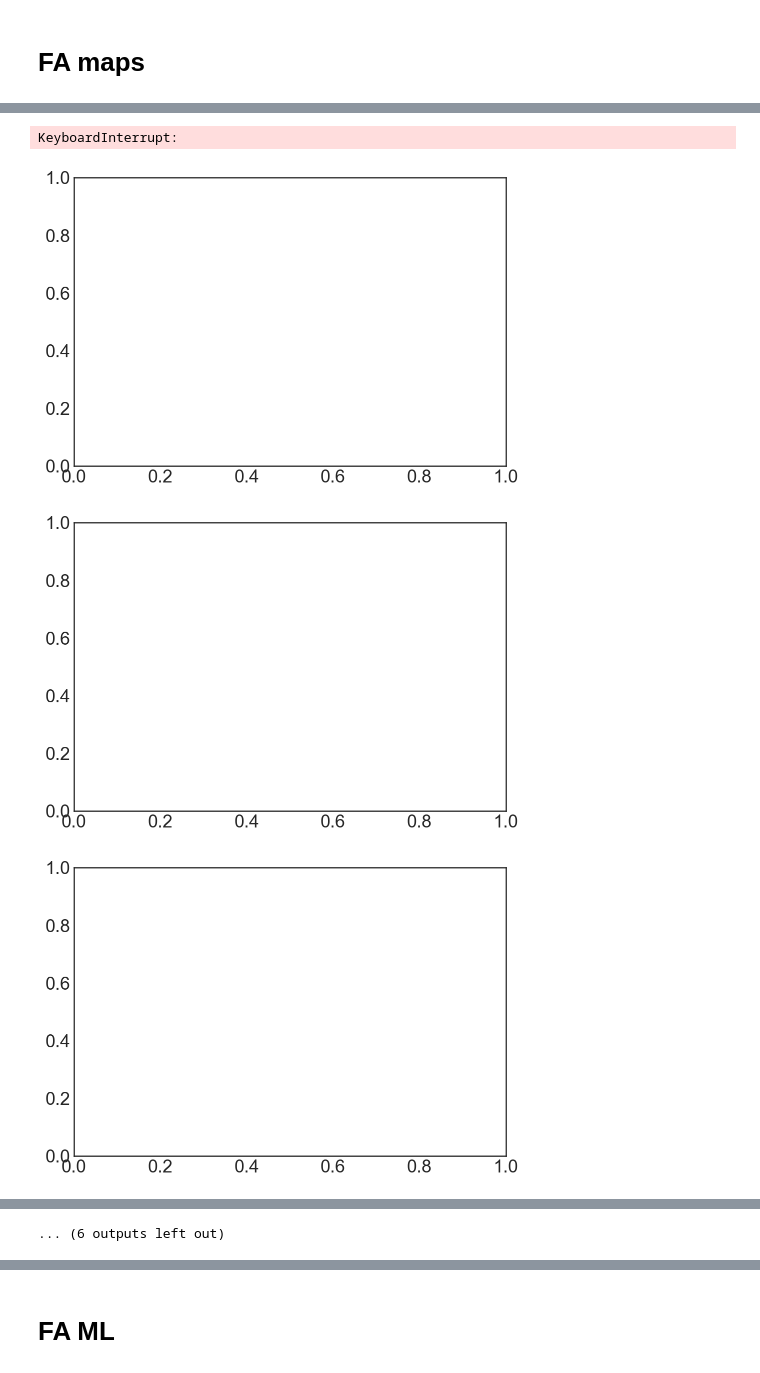
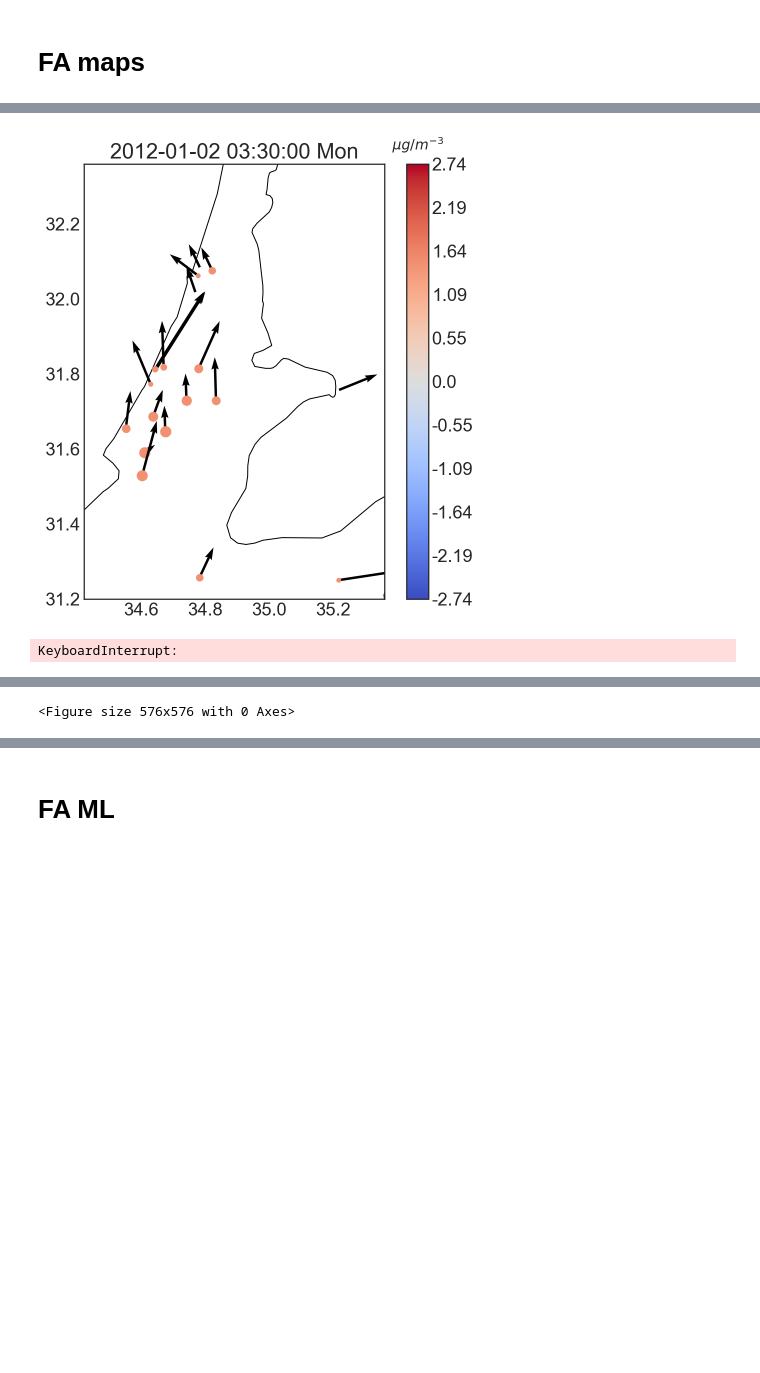
Before and after one commit to iditbela2/Broday_notebooks, a Jupyter notebook: FA_RP.ipynb, the cells around one changed output, grey strips where cells are left out. Saved outputs shown, nothing was run; the diff lists cells and outputs as text; code cells hidden in the pictures; blank space fills up the shorter version.

```diff
--- a/FA_RP.ipynb
+++ b/FA_RP.ipynb
@@ -565,8 +574,8 @@ Z3 = np.dot(np.transpose(df_load.iloc[:,3].values.reshape(1,-1)),df_scores.iloc[
 # Z2 = np.dot(np.transpose(Loadings[:,2].reshape(1,-1)),scores[:,2].reshape(1,-1))
 # Z3 = np.dot(np.transpose(Loadings[:,3].reshape(1,-1)),scores[:,3].reshape(1,-1))
 # %%
-Z = np.dstack([Z0,Z1,Z2,Z3])
-# Z = np.dstack([Z0,Z1,Z2])
+# Z = np.dstack([Z0,Z1,Z2,Z3])
+Z = np.dstack([Z0,Z1,Z2])
 # %%
 Z.shape
 # %% [output]
@@ -662,7 +673,7 @@ from scipy import stats
 import time
 mpl.use("Agg")
 # %%
-plt.rcParams['animation.ffmpeg_path'] = '/Users/iditbela/Documents/Broday/saved_data_from_notebooks/ffmpeg'
+# plt.rcParams['animation.ffmpeg_path'] = '/Users/iditbela/Documents/Broday/saved_data_from_notebooks/ffmpeg'
 # %%
 import warnings
 warnings.filterwarnings('ignore')
@@ -775,10 +777,10 @@ metadata = dict(title='Movie Test', artist='Matplotlib',
 writer = manimation.FFMpegWriter(fps=15, metadata=metadata)
 # %%
 # NOTE THAT THE PROJECTION IS WRONG. SHOULD BE PRESENTED IN TRAVERSE MERCATOR ISRAELI ITM.
-factor = 1
+factor = 0
 scale = 10 # the plot is per factor, might need to change the scale of the circles
-n_std = 0.25
-t_start = 36335 #66100 # A good example for traffic - 36320
+n_std = 1
+t_start = 0 #36320 #36335 #66100 # A good example for traffic - 36320
 
 for t in range(t_start,len(times)):
 
@@ -787,8 +789,8 @@ for t in range(t_start,len(times)):
     gdf['geometry']=gdf['geometry'].to_crs({'init':'epsg:4326'})
     df_geo = gp.GeoDataFrame(stations, crs = {'init':'epsg:4326'}, geometry = gp.points_from_xy(stations['Lon'],stations['Lat'])) #where df is your df with the scatter data
 
-    fig = plt.figure()
-    ax = fig.add_axes([0, 0, 1, 1])
+#     fig = plt.figure()
+#     ax = fig.add_axes([0, 0, 1, 1])
     ax = gdf.plot(figsize=(8, 8), color='w',edgecolor='k')
 
     for st in df.columns:
@@ -801,7 +803,7 @@ for t in range(t_start,len(times)):
             stations.loc[stations.Name==st,list_of_factors[factor]] = Z[stations.Name==st,t,factor].flatten()-factor_means[stations.Name==st,factor]
 
         # plot it
-#         plt.quiver(stations[stations.Name==st].Lon.values, stations[stations.Name==st].Lat.values, U, V, units='xy',scale = 30, width=0.007); #,headwidth=2
+        plt.quiver(stations[stations.Name==st].Lon.values, stations[stations.Name==st].Lat.values, U, V, units='xy',scale = 30, width=0.007); #,headwidth=2
 
 #         factor = 3
         vmin=-n_std*factor_stds[stations.Name==st,factor]*scale
@@ -813,7 +815,8 @@ for t in range(t_start,len(times)):
 
     cbar = plt.colorbar(scatter)
 #     factor = 3
-    mn=-n_std*factor_stds[stations.Name==st,factor] # 2 stds
+
+    mn=-n_std*factor_stds[stations.Name==st,factor] # 2 stds #notice the station the std is taken for is the last one (RAANANA. NOT GOOD SINCE IT IS NEGATIVE)
     mx=n_std*factor_stds[stations.Name==st,factor]
 #     mn=-5
 #     mx=5
@@ -834,34 +837,32 @@ for t in range(t_start,len(times)):
 
 #     h, l = plt.gca().get_legend_handles_labels()
 #     plt.legend(h[1:], l[1:], labelspacing=1.2, title="petal_width", borderpad=1,
 #             frameon=True, framealpha=0.6, edgecolor="k", facecolor="w")
 
 #     # produce a legend with a cross section of sizes from the scatter
 #     handles, labels = scatter.legend_elements(prop="sizes",num=6)
 #     legend = ax.legend(handles, labels, bbox_to_anchor=[1.35, 1], title="Sizes")
 
 #     plt.legend(*scatter.legend_elements("sizes", num=6),loc="upper right", title="Sizes")
 
     # plot concentrations
     # df_geo.plot(kind='scatter', x='Lon', y='Lat', s=df_geo['F1'])
     # df_geo.plot(markersize=df_geo['F1'])
 
     plt.ylim(31.2,32.36)
     plt.xlim(34.42,35.36)
     plt.title(times.time[t]+ ' ' + days_in_week[int(times['day of week'][t])-1])
     plt.rcParams.update({'font.size': 18})
     display.clear_output(wait=True)
     display.display(plt.gcf())
 
 #     with writer.saving(fig, "writer_test.mp4", 100):
 #         writer.grab_frame()
 
 #     time.sleep(1)
     plt.close()
 
     # plt.axis('equal')
 # %% [output]
+[figure, new version]
 KeyboardInterrupt:
-[figure, old version]
-[figure, removed]
-[figure, removed]
@@ -876,4 +869,4 @@ KeyboardInterrupt:
-... (6 outputs left out)
+<Figure size 576x576 with 0 Axes>
 # %%
 # strong westerlies in April are weakening the traffic factor?
 # maybe add rain for that half hour to see if influences.
```
Also changed, not shown: parts of 33 cells of this notebook.
